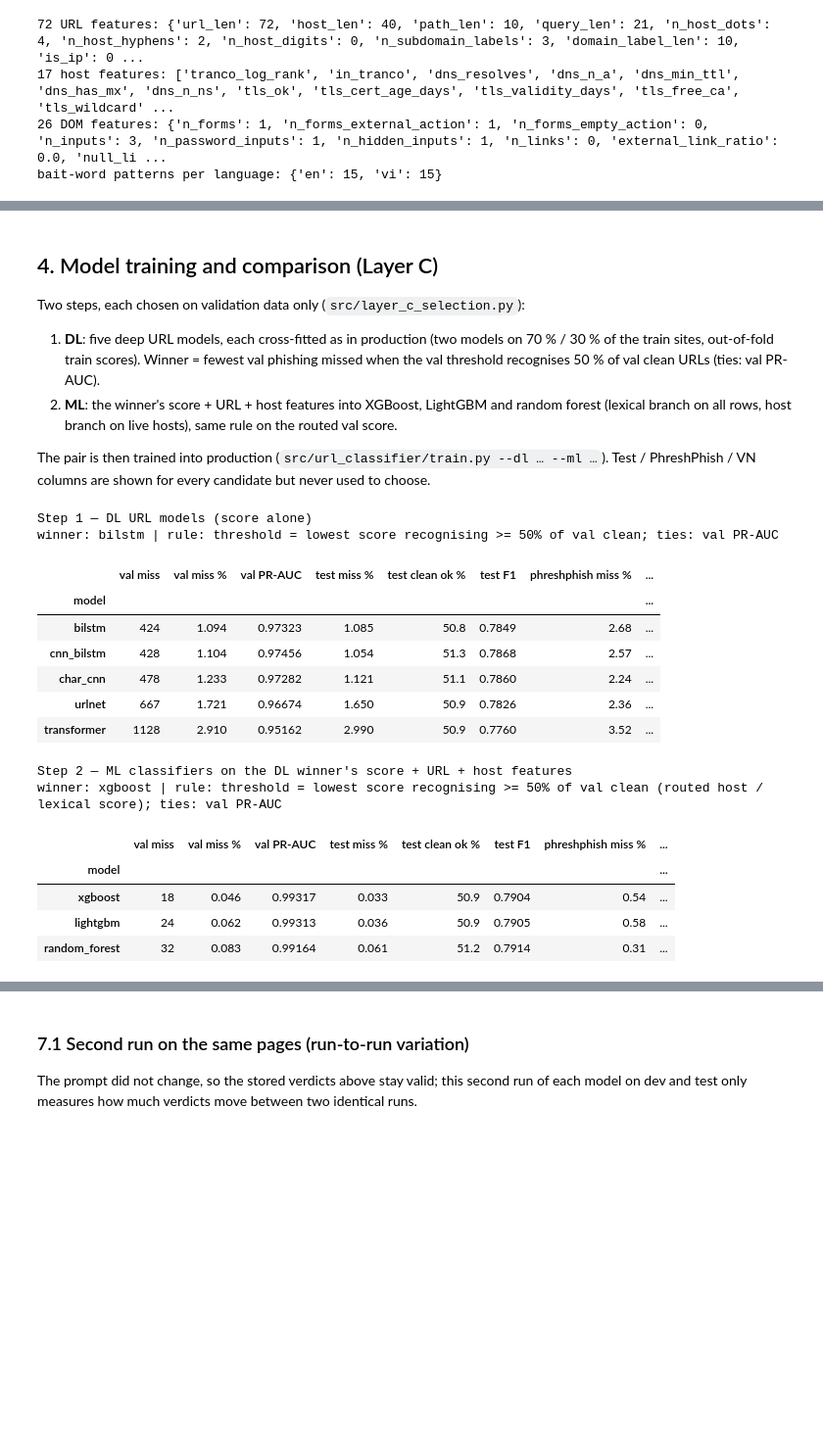
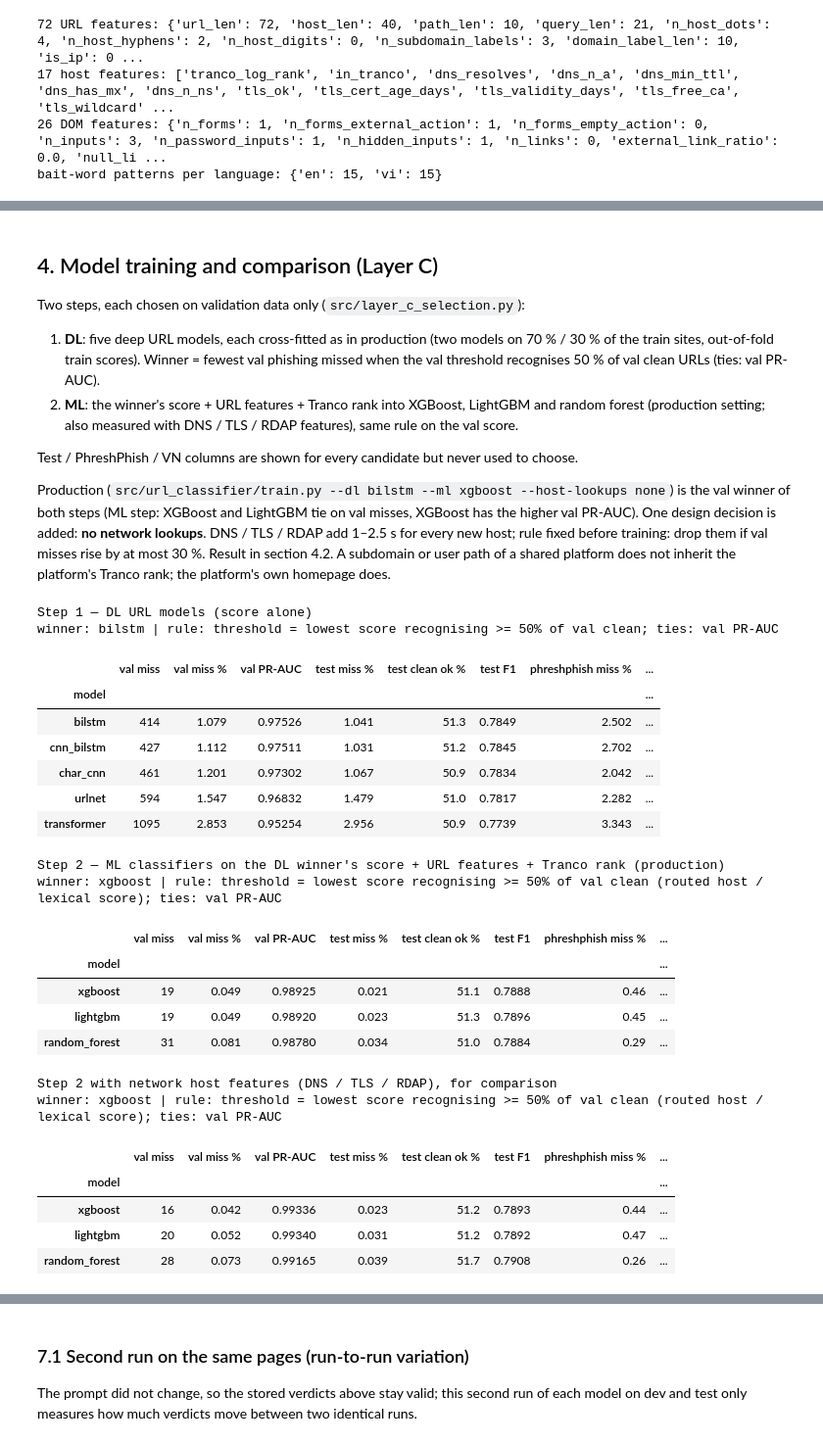
Before and after one commit to Harry1211-web/Dectect-URL-Phishing-with-LLM-pipline, a Jupyter notebook: notebooks/pipeline_experiment.ipynb, the cells around one changed output, grey strips where cells are left out. Shown at 98% size. Cells and saved outputs as stored; diff of their text form; code cells hidden in the pictures; blank space fills up the shorter version.

```diff
--- a/notebooks/pipeline_experiment.ipynb
+++ b/notebooks/pipeline_experiment.ipynb
@@ -210,60 +258,77 @@ Two steps, each chosen on validation data only (`src/layer_c_selection.py`):
 1. **DL**: five deep URL models, each cross-fitted as in production (two models on 70 % / 30 % of
    the train sites, out-of-fold train scores). Winner = fewest val phishing missed when the val
    threshold recognises 50 % of val clean URLs (ties: val PR-AUC).
-2. **ML**: the winner's score + URL + host features into XGBoost, LightGBM and random forest
-   (lexical branch on all rows, host branch on live hosts), same rule on the routed val score.
+2. **ML**: the winner's score + URL features + Tranco rank into XGBoost, LightGBM and random forest
+   (production setting; also measured with DNS / TLS / RDAP features), same rule on the val score.
 
-The pair is then trained into production (`src/url_classifier/train.py --dl … --ml …`).
 Test / PhreshPhish / VN columns are shown for every candidate but never used to choose.
+
+Production (`src/url_classifier/train.py --dl bilstm --ml xgboost --host-lookups none`) is the
+val winner of both steps (ML step: XGBoost and LightGBM tie on val misses, XGBoost has the higher
+val PR-AUC). One design decision is added: **no network lookups**. DNS / TLS / RDAP add 1–2.5 s for
+every new host; rule fixed before training: drop them if val misses rise by at most 30 %. Result
+in section 4.2. A subdomain or user path of a shared platform does not inherit the platform's
+Tranco rank; the platform's own homepage does.
 # %%
 if RUN_TRAINING:
     run("src/layer_c_selection.py", "dl")
-    run("src/layer_c_selection.py", "ml")
+    run("src/layer_c_selection.py", "ml")                                 # Tranco only (production)
+    run("src/layer_c_selection.py", "ml", "--host-lookups", "network")   # + DNS / TLS / RDAP
     sel = show_json("reports/layer_c_selection/ml.json")
-    run("src/url_classifier/train.py", "--dl", sel["dl"], "--ml", sel["winner"],
-        "--dl-dir", "models/layer_c_selection")
+    # XGBoost and no network lookups: see the markdown above
+    run("src/url_classifier/train.py", "--dl", sel["dl"], "--ml", "xgboost",
+        "--dl-dir", "models/layer_c_selection", "--host-lookups", "none")
     run("src/url_classifier/dom_features.py", "train")
     run("src/url_classifier/dom_features.py", "combine")
 
 
 def candidate_table(path):
     rep = show_json(path)
     rows = []
     for name, r in rep["candidates"].items():
         row = {"model": name, "val miss": r["val"]["phishing_missed"],
                "val miss %": round(100 * r["val"]["miss_rate"], 3),
                "val PR-AUC": r["val"]["pr_auc"]}
         for s in ("test", "phreshphish", "vi"):
             a = r[s]["alone"]
             row[f"{s} miss %"] = round(100 * a["miss_rate"], 3)
             row[f"{s} clean ok %"] = round(100 * a["clean_recognized"], 1)
             row[f"{s} F1"] = from_counts(a)["f1"]
         rows.append(row)
     print("winner:", rep["winner"], "| rule:", rep["rule"])
     return pd.DataFrame(rows).set_index("model").sort_values("val miss")
 
 
 print("Step 1 — DL URL models (score alone)")
 display(candidate_table("reports/layer_c_selection/dl.json"))
-print("Step 2 — ML classifiers on the DL winner's score + URL + host features")
+print("Step 2 — ML classifiers on the DL winner's score + URL features + Tranco rank (production)")
 display(candidate_table("reports/layer_c_selection/ml.json"))
+print("Step 2 with network host features (DNS / TLS / RDAP), for comparison")
+display(candidate_table("reports/layer_c_selection/ml_network.json"))
 # %% [output]
 Step 1 — DL URL models (score alone)
 winner: bilstm | rule: threshold = lowest score recognising >= 50% of val clean; ties: val PR-AUC
 |  | val miss | val miss % | val PR-AUC | test miss % | test clean ok % | test F1 | phreshphish miss % | ... |
 | model |  |  |  |  |  |  |  | ... |
-| bilstm | 424 | 1.094 | 0.97323 | 1.085 | 50.8 | 0.7849 | 2.68 | ... |
-| cnn_bilstm | 428 | 1.104 | 0.97456 | 1.054 | 51.3 | 0.7868 | 2.57 | ... |
-| char_cnn | 478 | 1.233 | 0.97282 | 1.121 | 51.1 | 0.7860 | 2.24 | ... |
-| urlnet | 667 | 1.721 | 0.96674 | 1.650 | 50.9 | 0.7826 | 2.36 | ... |
-| transformer | 1128 | 2.910 | 0.95162 | 2.990 | 50.9 | 0.7760 | 3.52 | ... |
+| bilstm | 414 | 1.079 | 0.97526 | 1.041 | 51.3 | 0.7849 | 2.502 | ... |
+| cnn_bilstm | 427 | 1.112 | 0.97511 | 1.031 | 51.2 | 0.7845 | 2.702 | ... |
+| char_cnn | 461 | 1.201 | 0.97302 | 1.067 | 50.9 | 0.7834 | 2.042 | ... |
+| urlnet | 594 | 1.547 | 0.96832 | 1.479 | 51.0 | 0.7817 | 2.282 | ... |
+| transformer | 1095 | 2.853 | 0.95254 | 2.956 | 50.9 | 0.7739 | 3.343 | ... |
-Step 2 — ML classifiers on the DL winner's score + URL + host features
+Step 2 — ML classifiers on the DL winner's score + URL features + Tranco rank (production)
 winner: xgboost | rule: threshold = lowest score recognising >= 50% of val clean (routed host / lexical score); ties: val PR-AUC
 |  | val miss | val miss % | val PR-AUC | test miss % | test clean ok % | test F1 | phreshphish miss % | ... |
 | model |  |  |  |  |  |  |  | ... |
-| xgboost | 18 | 0.046 | 0.99317 | 0.033 | 50.9 | 0.7904 | 0.54 | ... |
-| lightgbm | 24 | 0.062 | 0.99313 | 0.036 | 50.9 | 0.7905 | 0.58 | ... |
-| random_forest | 32 | 0.083 | 0.99164 | 0.061 | 51.2 | 0.7914 | 0.31 | ... |
+| xgboost | 19 | 0.049 | 0.98925 | 0.021 | 51.1 | 0.7888 | 0.46 | ... |
+| lightgbm | 19 | 0.049 | 0.98920 | 0.023 | 51.3 | 0.7896 | 0.45 | ... |
+| random_forest | 31 | 0.081 | 0.98780 | 0.034 | 51.0 | 0.7884 | 0.29 | ... |
+Step 2 with network host features (DNS / TLS / RDAP), for comparison
+winner: xgboost | rule: threshold = lowest score recognising >= 50% of val clean (routed host / lexical score); ties: val PR-AUC
+|  | val miss | val miss % | val PR-AUC | test miss % | test clean ok % | test F1 | phreshphish miss % | ... |
+| model |  |  |  |  |  |  |  | ... |
+| xgboost | 16 | 0.042 | 0.99336 | 0.023 | 51.2 | 0.7893 | 0.44 | ... |
+| lightgbm | 20 | 0.052 | 0.99340 | 0.031 | 51.2 | 0.7892 | 0.47 | ... |
+| random_forest | 28 | 0.073 | 0.99165 | 0.039 | 51.7 | 0.7908 | 0.26 | ... |
 # %%
 # Phase-2 baselines (each model alone, same rule) for reference
 rows = []
```
Also changed, not shown: parts of 33 cells of this notebook, 32 other files.
